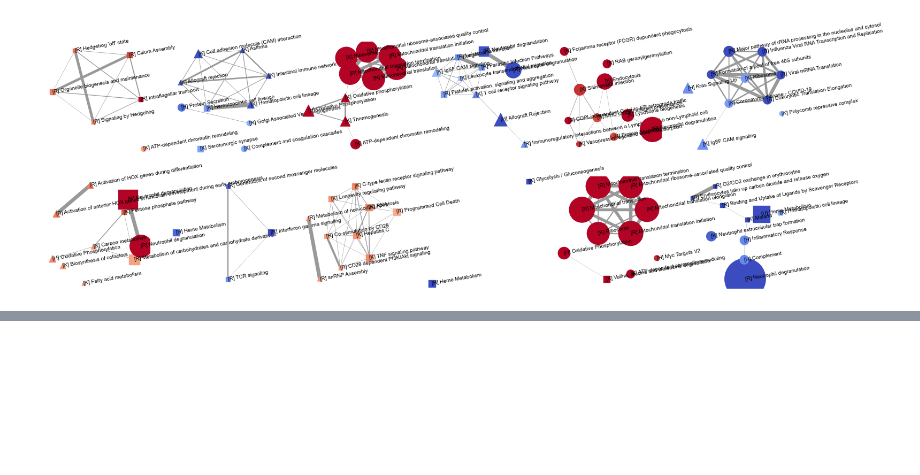
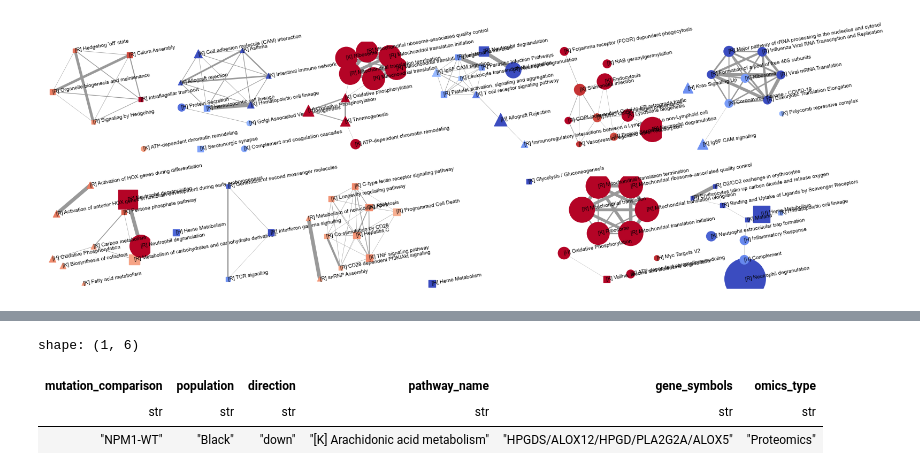
Before and after one commit to PNNL-CompBio/amlMultidrugResistance, a Jupyter notebook: aml_outcome_disparities/analysis/mutations/7b_pathway_enrichment_summary.ipynb, the cells around one changed output, grey strips where cells are left out. Cells and saved outputs as stored; diff of their text form; code cells hidden in the pictures; blank space fills up the shorter version.

```diff
--- a/aml_outcome_disparities/analysis/mutations/7b_pathway_enrichment_summary.ipynb
+++ b/aml_outcome_disparities/analysis/mutations/7b_pathway_enrichment_summary.ipynb
@@ -979,0 +531,34 @@ AKT3 ALOX12 ALOX5 ALOX5 ALOX5 ANPEP ANPEP APP CAMP CD14 CD14 CD177 CD1A CD2 CD2
+# %%
+with pl.Config(set_tbl_rows=80, set_fmt_str_lengths=100):
+    arachidonate = (
+        all_pathways
+        .filter(
+            (pl.col("mutation_comparison").is_in(["NPM1-WT", "FLT3-ITDxNPM1-WT"]))
+            & (pl.col("gene_count") >=5)
+            & (pl.col("omics_type").is_in(["Transcriptomics", "Proteomics"]))
+            & (
+                pl.col("pathway_name")
+                .str.contains("Arachidonic")
+            )
+        )
+        .select(
+            "mutation_comparison",
+            "population",
+            "direction",
+            "pathway_name",
+            "gene_symbols",
+            "omics_type"
+        )
+        .sort(
+            "mutation_comparison",
+            "population",
+            "direction",
+            "pathway_name"
+        )
+    )
+    display(arachidonate)
+# %% [output]
+shape: (1, 6)
+| mutation_comparison | population | direction | pathway_name | gene_symbols | omics_type |
+| str | str | str | str | str | str |
+| "NPM1-WT" | "Black" | "down" | "[K] Arachidonic acid metabolism" | "HPGDS/ALOX12/HPGD/PLA2G2A/ALOX5" | "Proteomics" |
```
Also changed, not shown: parts of 30 cells of this notebook, 1 other file.
